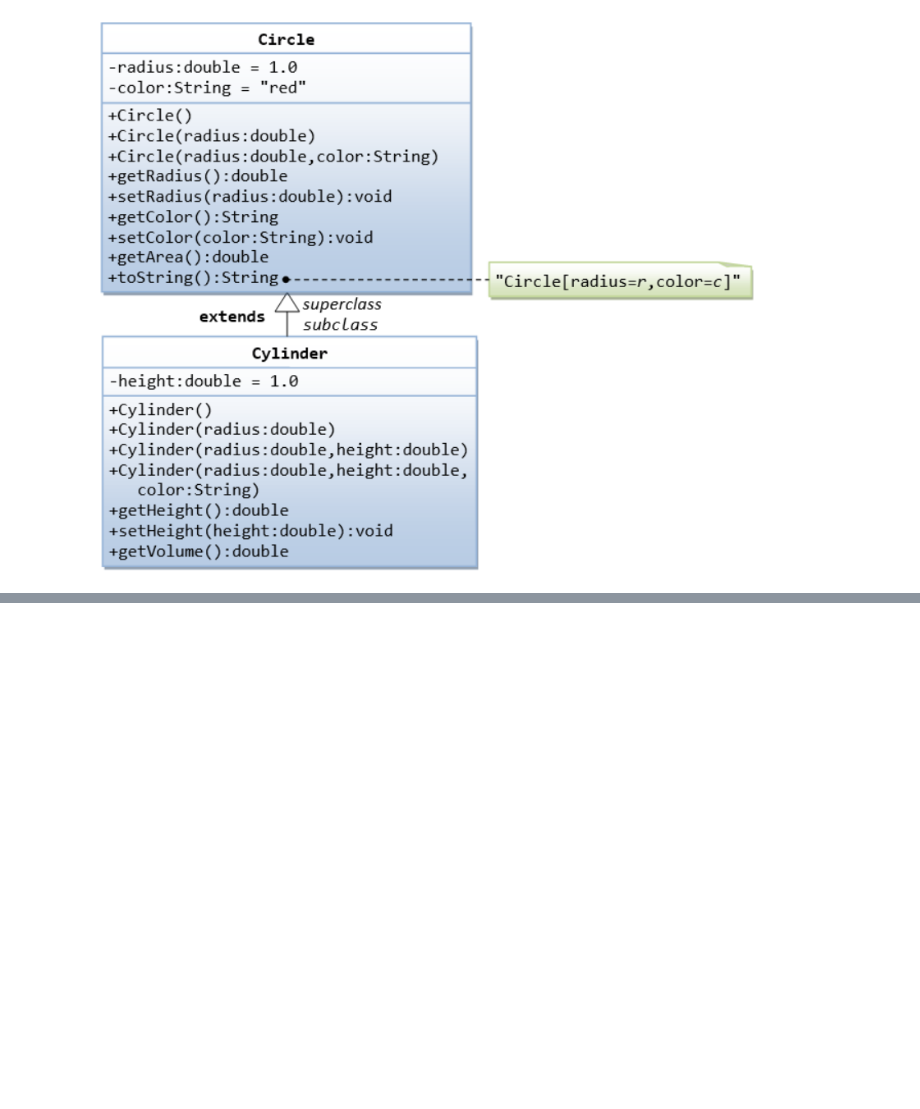
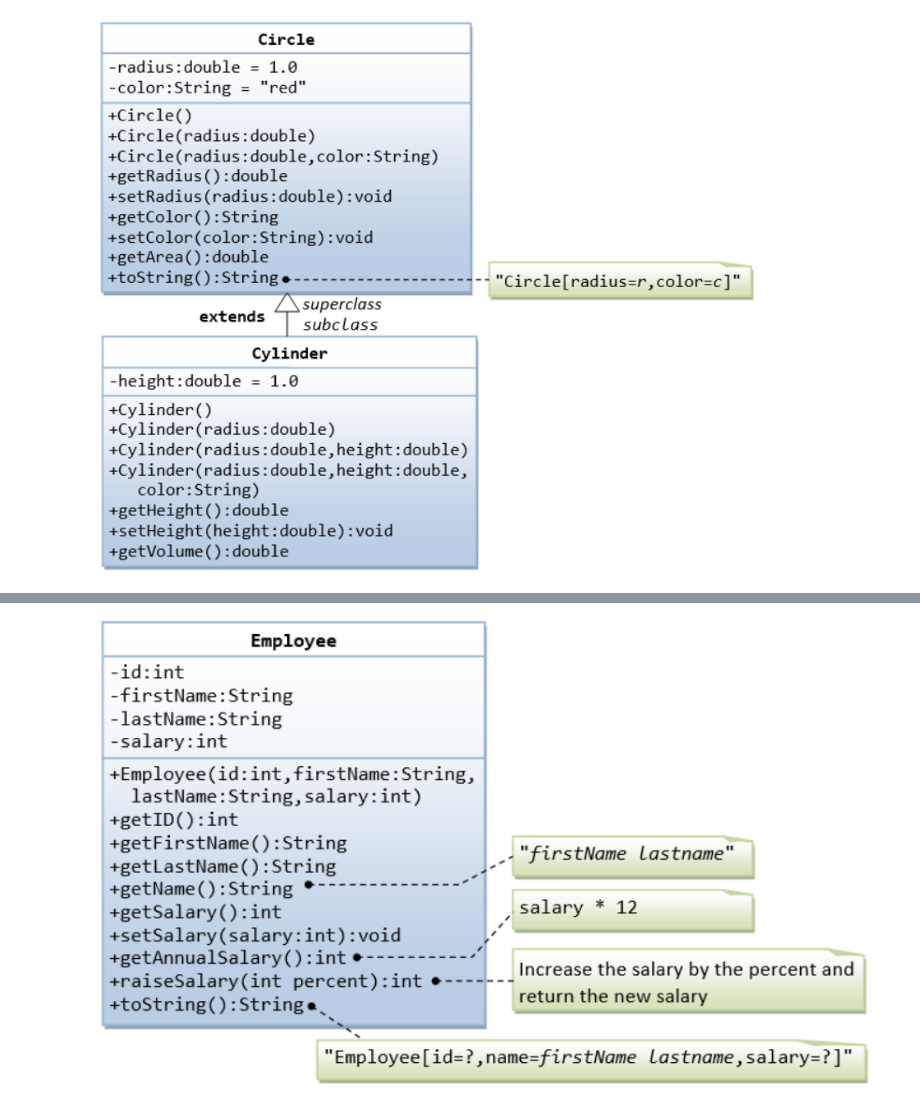
Before and after one commit to daucloudlab/AUES_ST, a Jupyter notebook: Labs/Lab-3/lab3.ipynb, the cells around one changed output, grey strips where cells are left out. Saved outputs shown, nothing was run; the diff lists cells and outputs as text; code cells hidden in the pictures; blank space fills up the shorter version.

```diff
--- a/Labs/Lab-3/lab3.ipynb
+++ b/Labs/Lab-3/lab3.ipynb
@@ -89,0 +197,4 @@ class Circle:
+# %%
+display.Image('oop-4.png')
+# %% [output]
+[figure, added]
```
Also changed, not shown: parts of 13 cells of this notebook, 2 other files.
